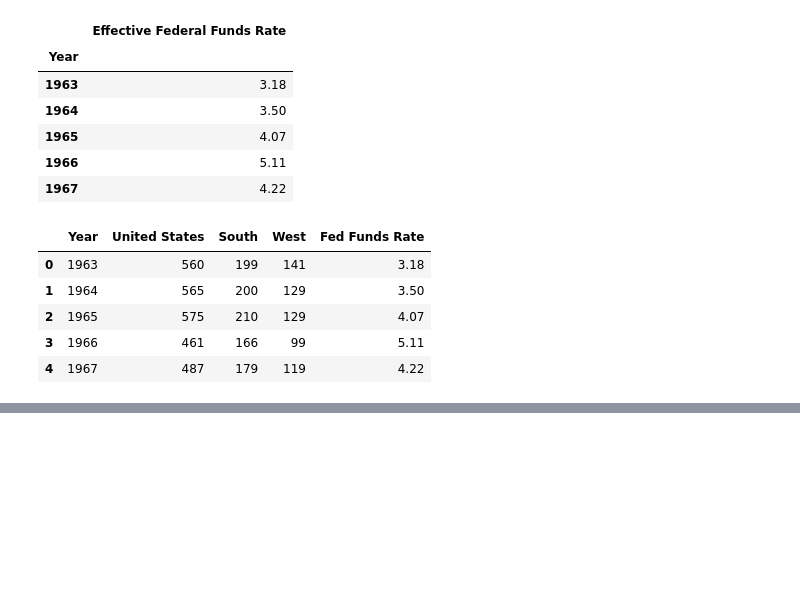
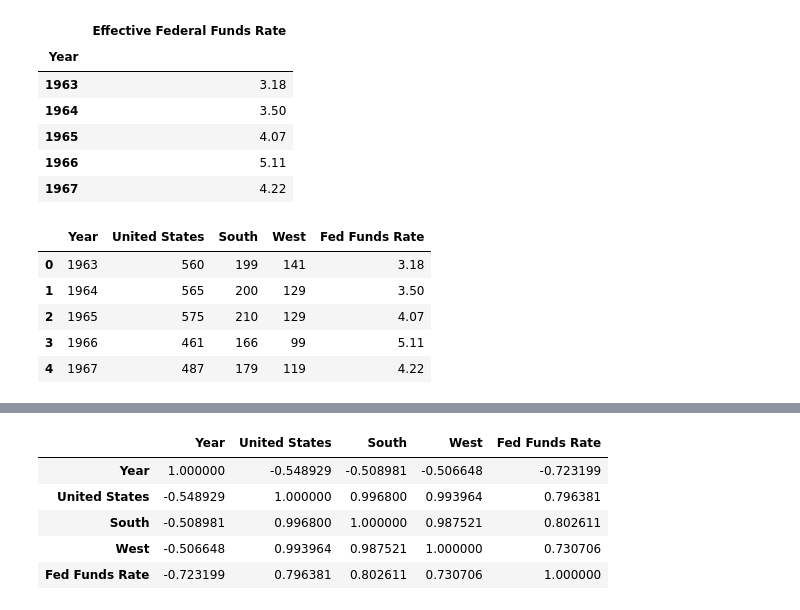
Before and after one commit to CarlosCocuy/ProjectRepo, a Jupyter notebook: fed_funds_analysis.ipynb, the cells around one changed output, grey strips where cells are left out. Cells and saved outputs as stored; diff of their text form; code cells hidden in the pictures; blank space fills up the shorter version.

```diff
--- a/fed_funds_analysis.ipynb
+++ b/fed_funds_analysis.ipynb
@@ -122,0 +140,10 @@ change_df.set_index('Years')
+# %%
+sales_post_TwoK= sales_fed_funds_df[42:55]
+sales_post_TwoK.corr()
+# %% [output]
+|  | Year | United States | South | West | Fed Funds Rate |
+| Year | 1.000000 | -0.548929 | -0.508981 | -0.506648 | -0.723199 |
+| United States | -0.548929 | 1.000000 | 0.996800 | 0.993964 | 0.796381 |
+| South | -0.508981 | 0.996800 | 1.000000 | 0.987521 | 0.802611 |
+| West | -0.506648 | 0.993964 | 0.987521 | 1.000000 | 0.730706 |
+| Fed Funds Rate | -0.723199 | 0.796381 | 0.802611 | 0.730706 | 1.000000 |
```
Also changed, not shown: parts of 5 cells of this notebook, 4 other files.
